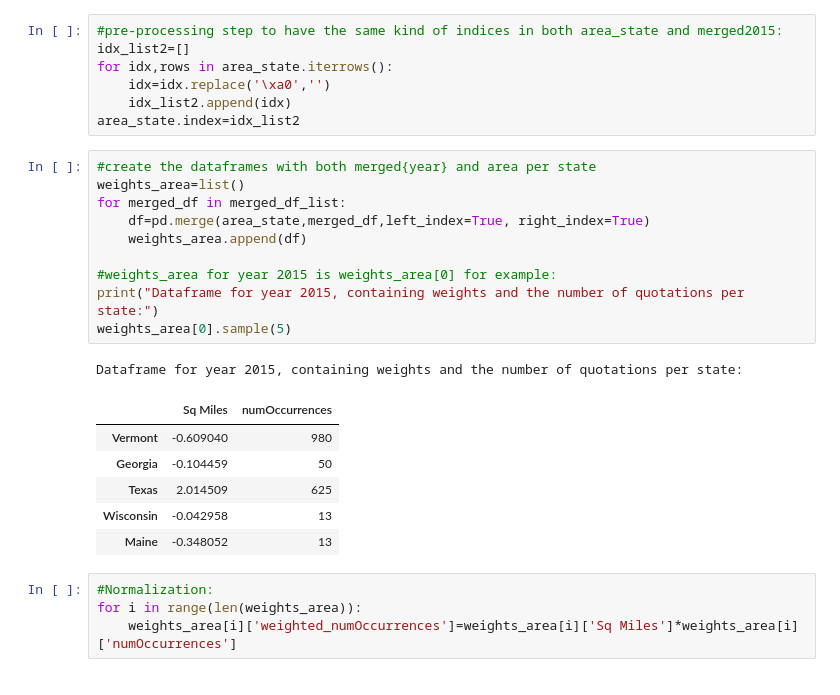
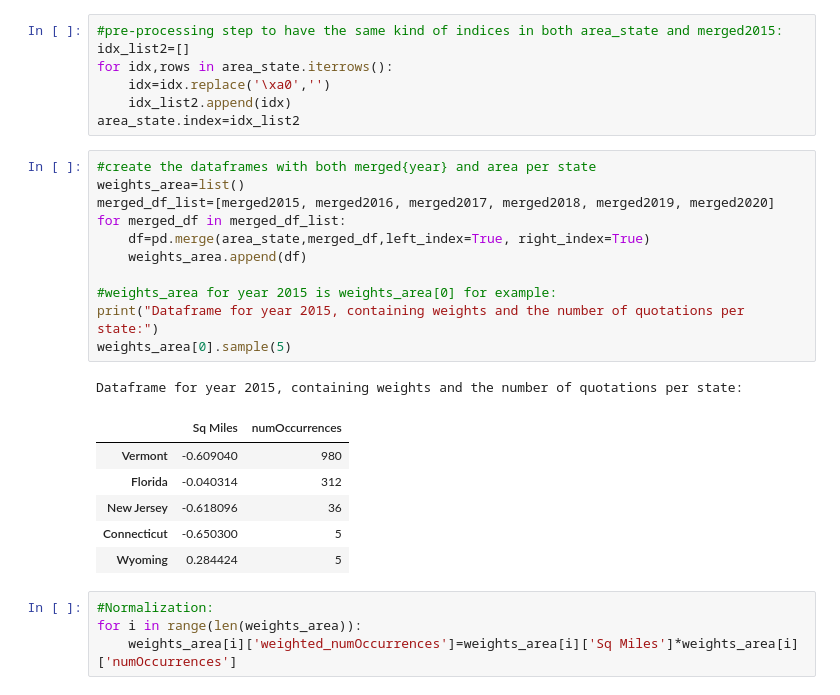
Before and after one commit to epfl-ada/ada-2021-project-ada_group_project, a Jupyter notebook: Weighted_analysis.ipynb, the cells around one changed output. Cells and saved outputs as stored; diff of their text form.

Commit message:
added a missing list

```diff
--- a/Weighted_analysis.ipynb
+++ b/Weighted_analysis.ipynb
@@ -175,21 +177,22 @@ area_state.index=idx_list2
 # %%
 #create the dataframes with both merged{year} and area per state
 weights_area=list()
+merged_df_list=[merged2015, merged2016, merged2017, merged2018, merged2019, merged2020]
 for merged_df in merged_df_list:
     df=pd.merge(area_state,merged_df,left_index=True, right_index=True)
     weights_area.append(df)
 
 #weights_area for year 2015 is weights_area[0] for example:
 print("Dataframe for year 2015, containing weights and the number of quotations per state:")
 weights_area[0].sample(5)
 # %% [output]
 Dataframe for year 2015, containing weights and the number of quotations per state:
 |  | Sq Miles | numOccurrences |
 | Vermont | -0.609040 | 980 |
-| Georgia | -0.104459 | 50 |
-| Texas | 2.014509 | 625 |
-| Wisconsin | -0.042958 | 13 |
-| Maine | -0.348052 | 13 |
+| Florida | -0.040314 | 312 |
+| New Jersey | -0.618096 | 36 |
+| Connecticut | -0.650300 | 5 |
+| Wyoming | 0.284424 | 5 |
 # %%
 #Normalization:
 for i in range(len(weights_area)):
```
Also changed, not shown: parts of 3 cells of this notebook.
